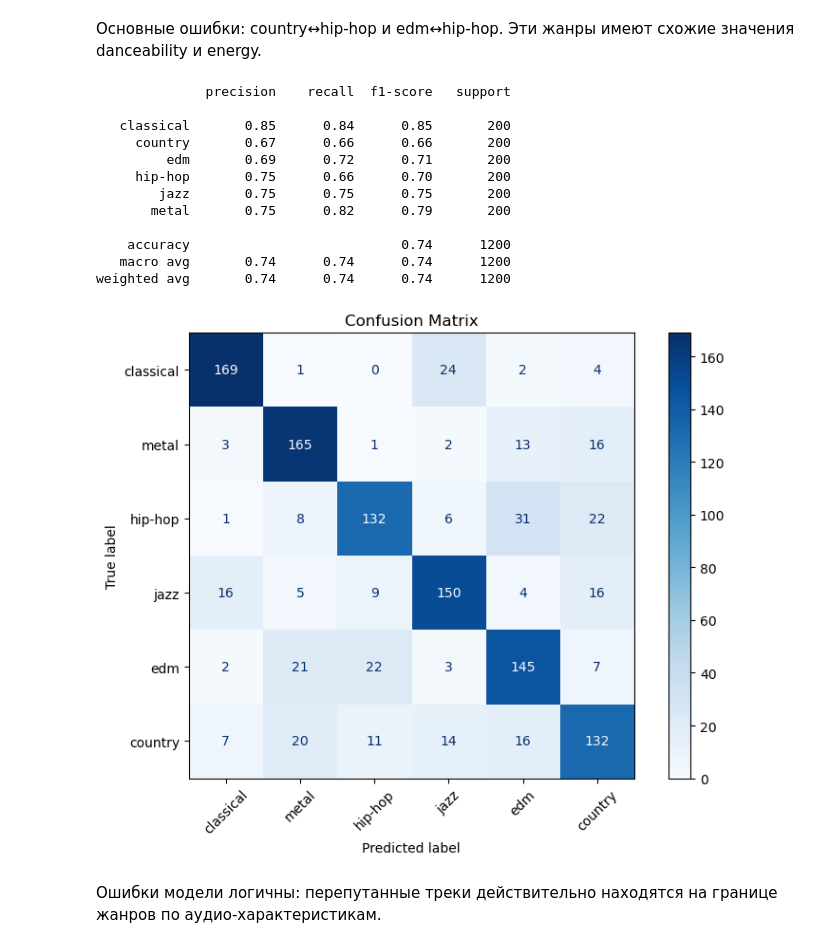
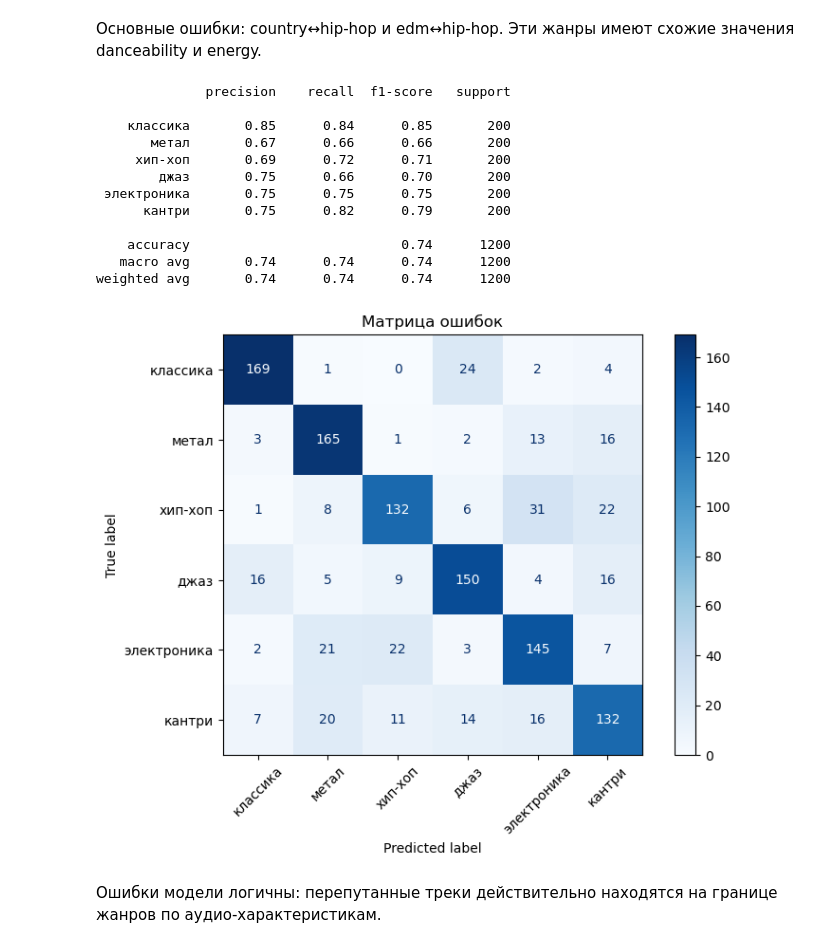
Before and after one commit to UsusCimex/NSU_MachineLearning, a Jupyter notebook: knn/spotify_knn.ipynb, the cells around one changed output. Cells and saved outputs as stored; diff of their text form; code cells hidden in the pictures.

```diff
--- a/knn/spotify_knn.ipynb
+++ b/knn/spotify_knn.ipynb
@@ -111,6 +111,12 @@ Name: count, dtype: int64
 # %%
 selected_genres = ['classical', 'metal', 'hip-hop', 'jazz', 'edm', 'country']
 df = df[df['track_genre'].isin(selected_genres)].copy()
+
+genre_names = {
+    'classical': 'классика', 'metal': 'метал', 'hip-hop': 'хип-хоп',
+    'jazz': 'джаз', 'edm': 'электроника', 'country': 'кантри'
+}
+
 df['track_genre'].value_counts()
 # %% [output]
 track_genre
@@ -224,31 +240,33 @@ Accuracy: 0.7442
 # %% [markdown]
 Основные ошибки: country↔hip-hop и edm↔hip-hop. Эти жанры имеют схожие значения danceability и energy.
 # %%
-print(classification_report(y_test, y_pred))
+print(classification_report(y_test, y_pred,
+                            target_names=[genre_names[g] for g in selected_genres]))
 # %% [output]
               precision    recall  f1-score   support
 
-   classical       0.85      0.84      0.85       200
-     country       0.67      0.66      0.66       200
-         edm       0.69      0.72      0.71       200
-     hip-hop       0.75      0.66      0.70       200
-        jazz       0.75      0.75      0.75       200
-       metal       0.75      0.82      0.79       200
+    классика       0.85      0.84      0.85       200
+       метал       0.67      0.66      0.66       200
+     хип-хоп       0.69      0.72      0.71       200
+        джаз       0.75      0.66      0.70       200
+ электроника       0.75      0.75      0.75       200
+      кантри       0.75      0.82      0.79       200
 
     accuracy                           0.74      1200
    macro avg       0.74      0.74      0.74      1200
 weighted avg       0.74      0.74      0.74      1200
 # %%
 cm = confusion_matrix(y_test, y_pred, labels=selected_genres)
-disp = ConfusionMatrixDisplay(confusion_matrix=cm, display_labels=selected_genres)
+display_labels_ru = [genre_names[g] for g in selected_genres]
+disp = ConfusionMatrixDisplay(confusion_matrix=cm, display_labels=display_labels_ru)
 fig, ax = plt.subplots(figsize=(8, 6))
 disp.plot(ax=ax, cmap='Blues', values_format='d')
-plt.title('Confusion Matrix')
+plt.title('Матрица ошибок')
 plt.xticks(rotation=45)
 plt.tight_layout()
 plt.show()
 # %% [output]
-[figure, old version]
+[figure, new version]
 # %% [markdown]
 Ошибки модели логичны: перепутанные треки действительно находятся на границе жанров по аудио-характеристикам.
 # %% [markdown]
```
Also changed, not shown: parts of 7 cells of this notebook, 4 other files.
